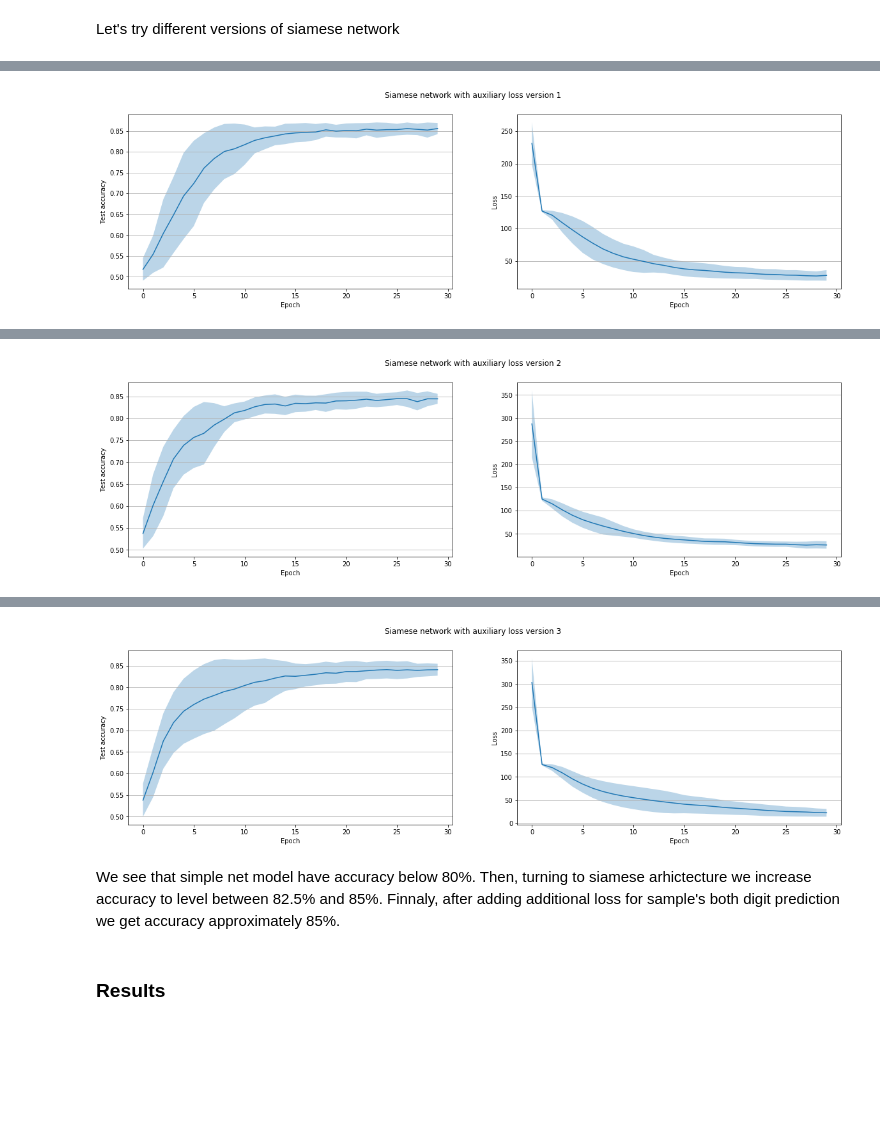
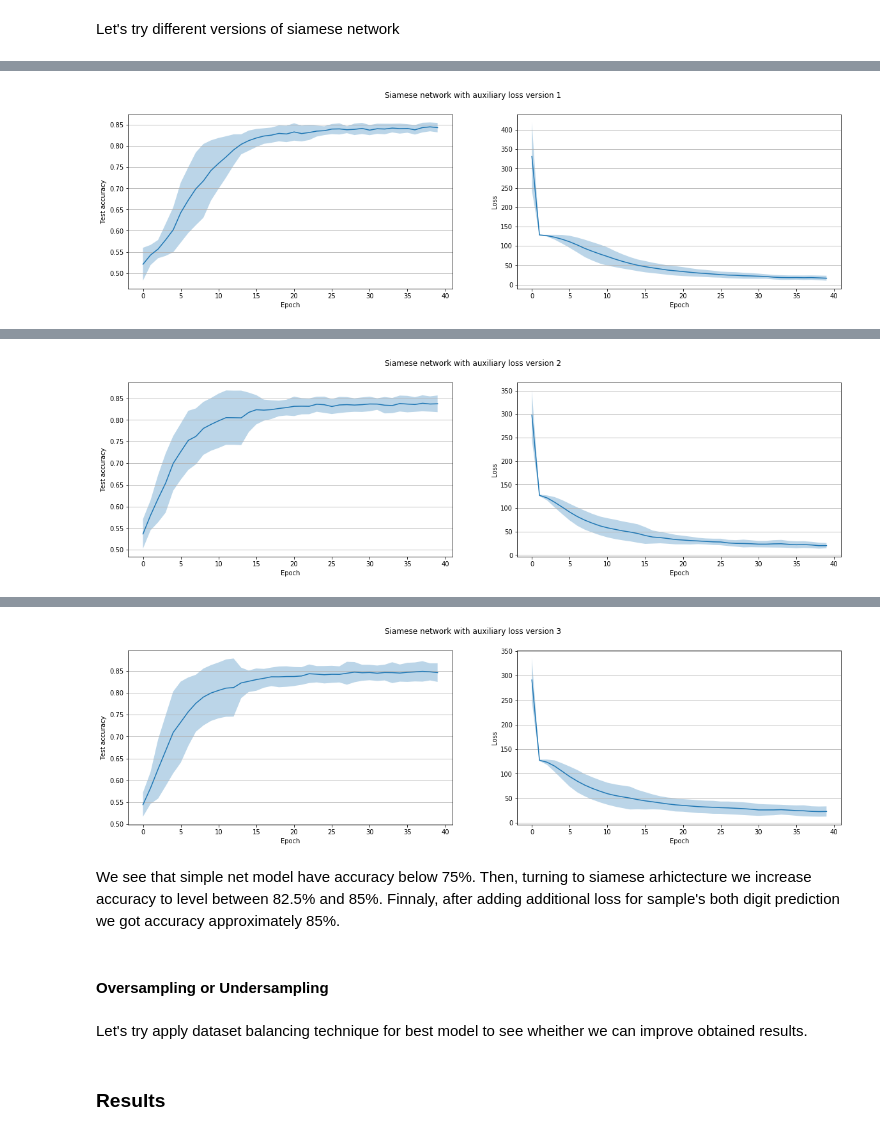
Before and after one commit to oganesManasian/Weight-sharing-and-auxiliary-losses-for-classification, a Jupyter notebook: Weight sharing and auxiliary losses for classification.ipynb, the cells around one changed output, grey strips where cells are left out. Cells and saved outputs as stored; diff of their text form; code cells hidden in the pictures; blank space fills up the shorter version.

```diff
--- a/Weight sharing and auxiliary losses for classification.ipynb
+++ b/Weight sharing and auxiliary losses for classification.ipynb
@@ -62,3 +130,6 @@ test_loader = DataLoader(list(zip(test_input, test_class, test_digit)), batch_si
+# %%
+generate_data = get_data_generator(mode=None) # Not applying over or under sampling technique
+train_loader, test_loader = generate_data()
 # %% [markdown]
 ## Objective
 # %% [markdown]
@@ -627,7 +699,8 @@ architecture, where both data and weight initialization are randomized, and you
 of standard deviations.
 # %%
 nb_tests = 20
-epochs_train = 30
+epochs_train = 40
+N = 1000
 # %% [markdown]
 #### Simple net
 # %%
@@ -661,7 +734,7 @@ for i, ver in enumerate(siamese_net_versions):
                     "version": ver}
     criterion = siamese_model_criterion
 
-    accuracy_values, loss_values = test_model(train, train_loader, test_loader, device,
+    accuracy_values, loss_values = test_model(train, generate_data, device,
                                               model_class, model_params, criterion,
                                               lr_siamese_net_all[i], reg_siamese_net_all[i],
                                               nb_tests=nb_tests, epochs=epochs_train)
@@ -686,9 +761,9 @@ model_params = {"input_channels": input_channels,
                 "auxiliary_loss": True}
 criterion = digit_prediction_criterion
 
-accuracy_values, loss_values = test_model(train, train_loader, test_loader, device,
+accuracy_values, loss_values = test_model(train, generate_data, device,
                                             model_class, model_params, criterion, lr_digit_prediction, reg_digit_prediction,
-                                            nb_tests=nb_tests, epochs=epochs_train+10)
+                                            nb_tests=nb_tests, epochs=epochs_train)
 
 plot_test_results(accuracy_values, loss_values, title=f"Siamese network with auxiliary loss version {4}")
 # %% [output]
@@ -701,29 +776,33 @@ Let's try different versions of siamese network
 # %%
 for i, ver in enumerate(siamese_net_versions):
     model_class = NetSiamese
     model_params = {"input_channels": input_channels,
                     "output_class_channels": output_class_channels,
                     "output_digit_channels": output_digit_channels,
                     "activation": "leakyrelu",
                     "version": ver,
                     "auxiliary_loss": True}
     criterion = get_auxiliary_loss_model_criterion(lambda_=best_lambda)
 
-    accuracy_values, loss_values = test_model(train, train_loader, test_loader, device,
+    accuracy_values, loss_values = test_model(train, generate_data, device,
                                               model_class, model_params, criterion,
                                               lr_auxiliary_loss_all[i], reg_auxiliary_loss_all[i],
                                               nb_tests=nb_tests, epochs=epochs_train)
 
     plot_test_results(accuracy_values, loss_values, title=f"Siamese network with auxiliary loss version {ver}")
 # %% [output]
 [interactive output not drawn]
-[figure, old version]
+[figure, new version]
 [interactive output not drawn]
-[figure, old version]
+[figure, new version]
 [interactive output not drawn]
-[figure, old version]
+[figure, new version]
 # %% [markdown]
-We see that simple net model have accuracy below 80%. Then, turning to siamese arhictecture we increase accuracy to level between 82.5% and 85%. Finnaly, after adding additional loss for sample's both digit prediction we get accuracy approximately 85%.
+We see that simple net model have accuracy below 75%. Then, turning to siamese arhictecture we increase accuracy to level between 82.5% and 85%. Finnaly, after adding additional loss for sample's both digit prediction we got accuracy approximately 85%.
+# %% [markdown]
+#### Oversampling or Undersampling
+# %% [markdown]
+Let's try apply dataset balancing technique for best model to see wheither we can improve obtained results.
 # %% [markdown]
 ### Results
 # %% [markdown]
```
Also changed, not shown: parts of 45 cells of this notebook, 2 other files.
